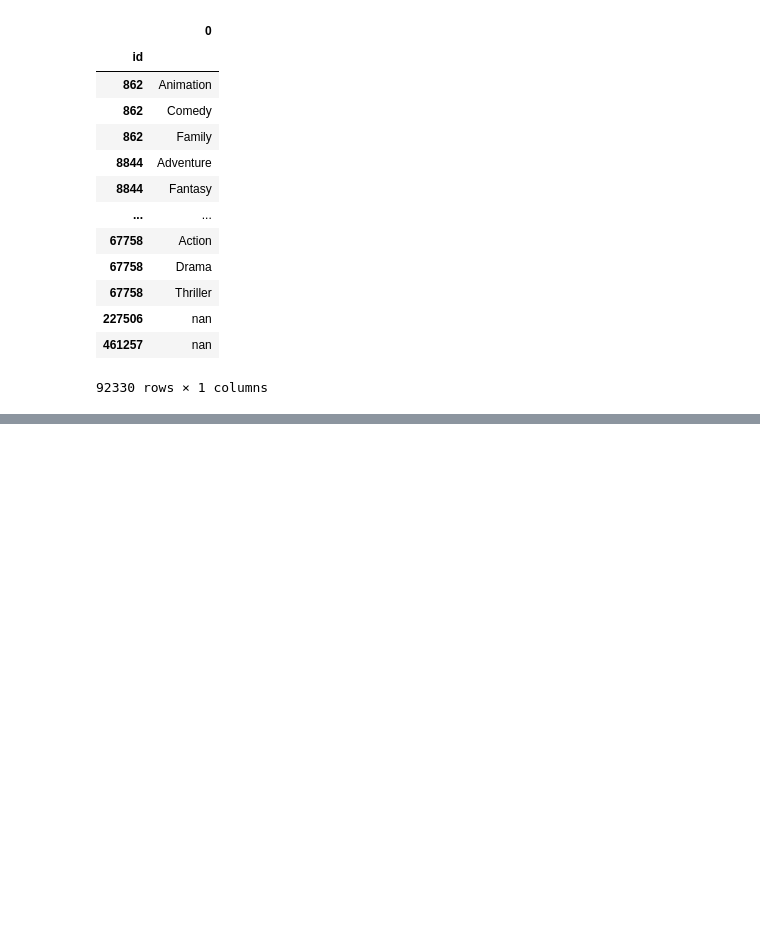
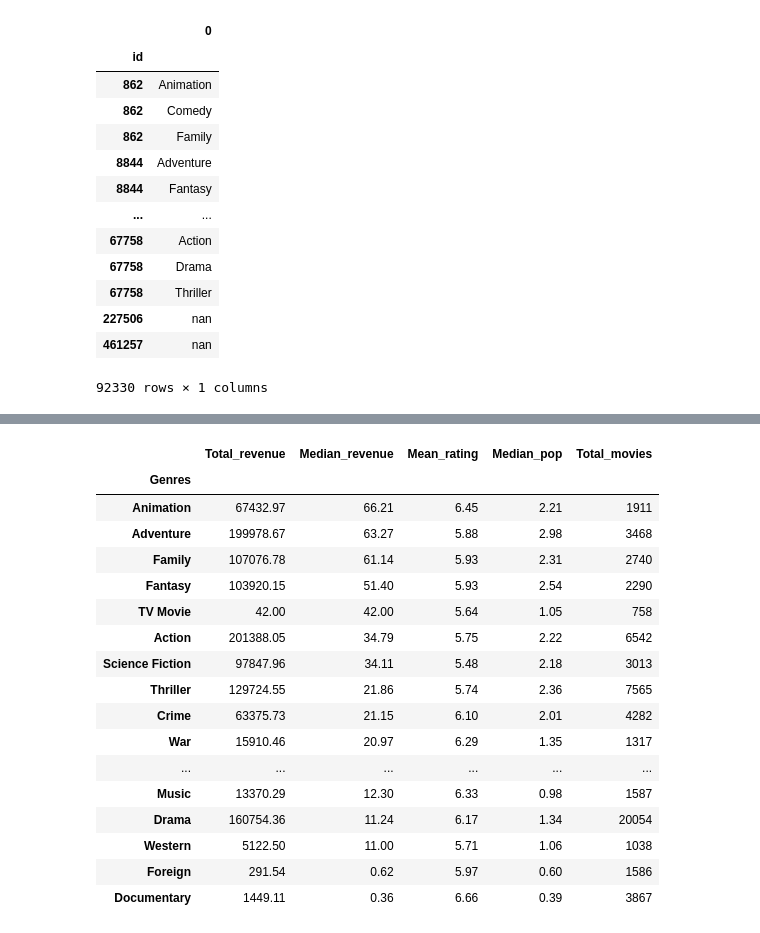
Before and after one commit to RochaErik/DS-MoviesProject, a Jupyter notebook: DS-MoviesProject.ipynb, the cells around one changed output, grey strips where cells are left out. Cells and saved outputs as stored; diff of their text form; code cells hidden in the pictures; blank space fills up the shorter version.

```diff
--- a/DS-MoviesProject.ipynb
+++ b/DS-MoviesProject.ipynb
@@ -1392,0 +1511,27 @@ To be continue...
+# %%
+genres_data = genres.groupby('Genres').agg(Total_revenue = ('revenue_musd', 'sum'),
+                          Median_revenue = ('revenue_musd', 'median'),
+                          Mean_rating = ('vote_average', 'mean'),
+                          Median_pop = ('popularity', 'median'),
+                          Total_movies = ('Genres', 'count'))
+# %%
+genres_data.nlargest(30,'Median_revenue')
+# %% [output]
+|  | Total_revenue | Median_revenue | Mean_rating | Median_pop | Total_movies |
+| Genres |  |  |  |  |  |
+| Animation | 67432.97 | 66.21 | 6.45 | 2.21 | 1911 |
+| Adventure | 199978.67 | 63.27 | 5.88 | 2.98 | 3468 |
+| Family | 107076.78 | 61.14 | 5.93 | 2.31 | 2740 |
+| Fantasy | 103920.15 | 51.40 | 5.93 | 2.54 | 2290 |
+| TV Movie | 42.00 | 42.00 | 5.64 | 1.05 | 758 |
+| Action | 201388.05 | 34.79 | 5.75 | 2.22 | 6542 |
+| Science Fiction | 97847.96 | 34.11 | 5.48 | 2.18 | 3013 |
+| Thriller | 129724.55 | 21.86 | 5.74 | 2.36 | 7565 |
+| Crime | 63375.73 | 21.15 | 6.10 | 2.01 | 4282 |
+| War | 15910.46 | 20.97 | 6.29 | 1.35 | 1317 |
+| ... | ... | ... | ... | ... | ... |
+| Music | 13370.29 | 12.30 | 6.33 | 0.98 | 1587 |
+| Drama | 160754.36 | 11.24 | 6.17 | 1.34 | 20054 |
+| Western | 5122.50 | 11.00 | 5.71 | 1.06 | 1038 |
+| Foreign | 291.54 | 0.62 | 5.97 | 0.60 | 1586 |
+| Documentary | 1449.11 | 0.36 | 6.66 | 0.39 | 3867 |
```
Also changed, not shown: parts of 20 cells of this notebook.
